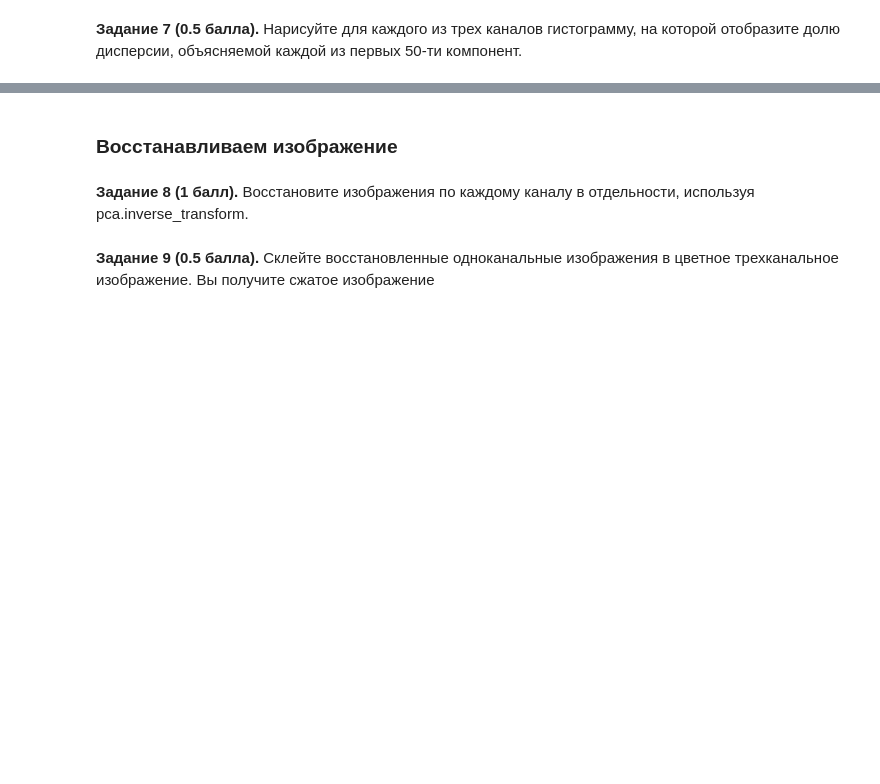
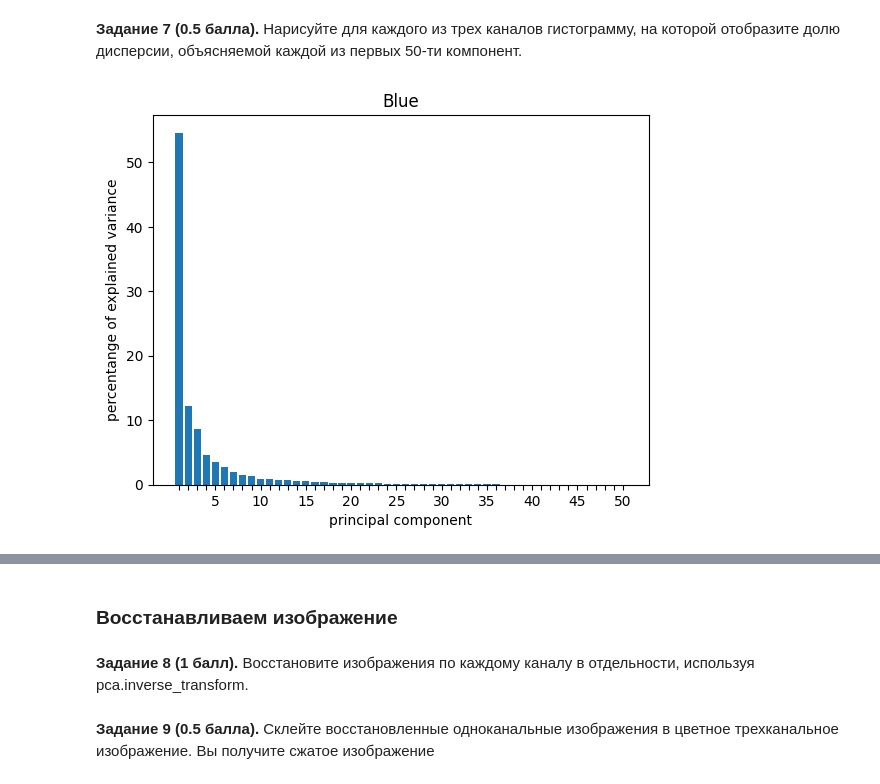
Before and after one commit to olegoid/MLDS_math_2022, a Jupyter notebook: Домашки/practice_03/mlhs_math_practice_03.ipynb, the cells around one changed output, grey strips where cells are left out. Saved outputs shown, nothing was run; the diff lists cells and outputs as text; code cells hidden in the pictures; blank space fills up the shorter version.

```diff
--- a/Домашки/practice_03/mlhs_math_practice_03.ipynb
+++ b/Домашки/practice_03/mlhs_math_practice_03.ipynb
@@ -121,2 +119,6 @@ blue_temp_df
+# %%
+blue = blue / 255
+green = green / 255
+red = red / 255
 # %% [markdown]
 **Задание 5 (1 балл).** Обучите PCA с 50-ю компонентами на каждом канале в отдельности (три раза обучаем). Снизьте размерность каждого канала в отдельности.
@@ -125,2 +125,11 @@ blue_temp_df
+# %%
+pca_blue = PCA(n_components=50)
+blue_pca = pca_blue.fit_transform(blue)
+
+pca_green = PCA(n_components=50)
+green_pca = pca_green.fit_transform(green)
+
+pca_red = PCA(n_components=50)
+red_pca = pca_red.fit_transform(red)
 # %% [markdown]
 **Задание 6 (0.5 балла).** Выведите на экран долю дисперсии, объясняемой первыми 50-ю главными компонентами (для каждого канала в отдельности).
@@ -128,0 +136,4 @@ blue_temp_df
+# %%
+print('Blue')
+per_var_blue = np.round(pca_blue.explained_variance_ratio_ * 100, decimals=1)
+per_var_blue
@@ -132,0 +171,9 @@ blue_temp_df
+# %%
+labels = [str(x) if x % 5 == 0 else '' for x in range(1, len(per_var_blue) + 1)]
+plt.bar(x=range(1, len(per_var_blue)+1), height=per_var_blue, tick_label=labels)
+plt.ylabel('percentange of explained variance')
+plt.xlabel('principal component')
+plt.title('Blue')
+plt.show()
+# %% [output]
+[figure, added]
```
Also changed, not shown: parts of 11 cells of this notebook.
